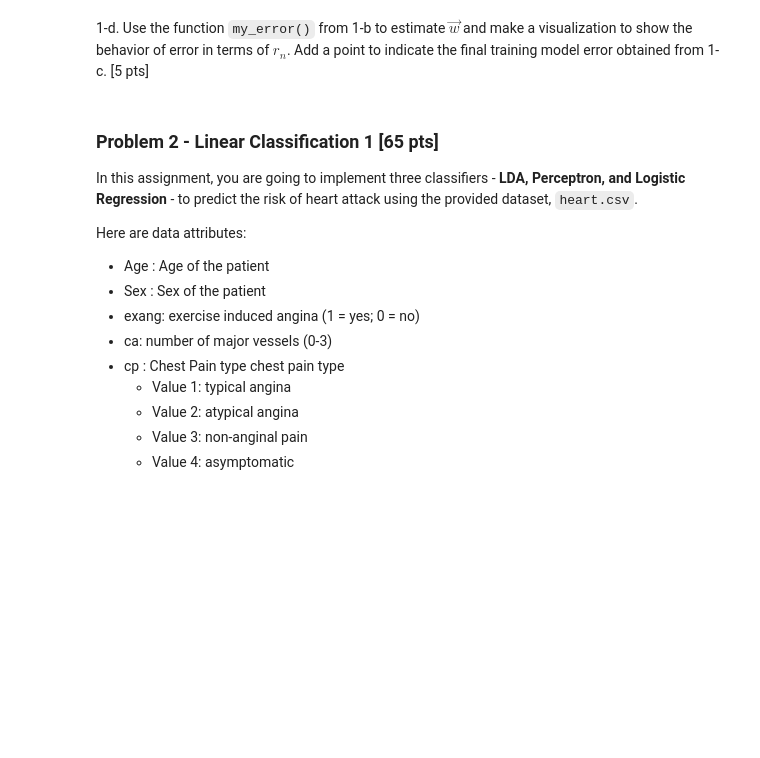
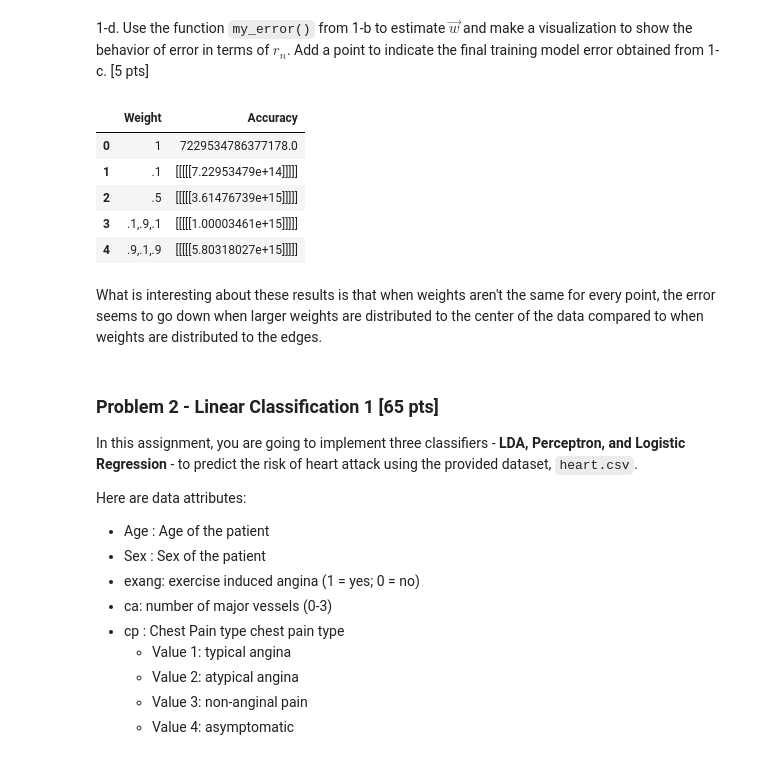
Before and after one commit to calebpelliott/Machine-Learning-CS559, a Jupyter notebook: HW2/F21_HW#2/HW#2/HW2_CS59_F21.ipynb, the cells around one changed output. Drawn from its saved outputs; the diff is of its cells as text; code cells hidden in the pictures; blank space fills up the shorter version.

```diff
--- a/HW2/F21_HW#2/HW#2/HW2_CS59_F21.ipynb
+++ b/HW2/F21_HW#2/HW#2/HW2_CS59_F21.ipynb
@@ -169,3 +171,27 @@ R^2 train: 0.551
+# %%
+### Visualization starts from here.
+df = df[['b','y']]
+df.sort_values(by=['b'], inplace=True)
+
+w,e,r = my_LR(df, [np.array([1]*10000).reshape(-1,1)])
+w,e1,r = my_LR(df, [np.array([.1]*10000).reshape(-1,1)])
+w,e2,r = my_LR(df, [np.array([.5]*10000).reshape(-1,1)])
+w,e3,r = my_LR(df, [np.array([.1]*4000 + [.9]*2000 + [.1]*4000).reshape(-1,1)])
+w,e4,r = my_LR(df, [np.array([.9]*4000 + [.1]*2000 + [.9]*4000).reshape(-1,1)])
+
+result_table = pd.DataFrame({'Weight':['1','.1','.5','.1,.9,.1','.9,.1,.9'],
+                             'Accuracy':[e[0].item(0),e1[0].item(0),e2[0].item(0),e3[0].item(0),e4[0].item(0)]})
+
+result_table
+# %% [output]
+|  | Weight | Accuracy |
+| 0 | 1 | 7229534786377178.0 |
+| 1 | .1 | [[[[[7.22953479e+14]]]]] |
+| 2 | .5 | [[[[[3.61476739e+15]]]]] |
+| 3 | .1,.9,.1 | [[[[[1.00003461e+15]]]]] |
+| 4 | .9,.1,.9 | [[[[[5.80318027e+15]]]]] |
+# %% [markdown]
+What is interesting about these results is that when weights aren't the same for every point, the error seems to go down when larger weights are distributed to the center of the data compared to when weights are distributed to the edges.
 # %% [markdown]
 ### Problem 2 - Linear Classification 1 [65 pts]
 
```
Also changed, not shown: parts of 10 cells of this notebook, 2 other files.
